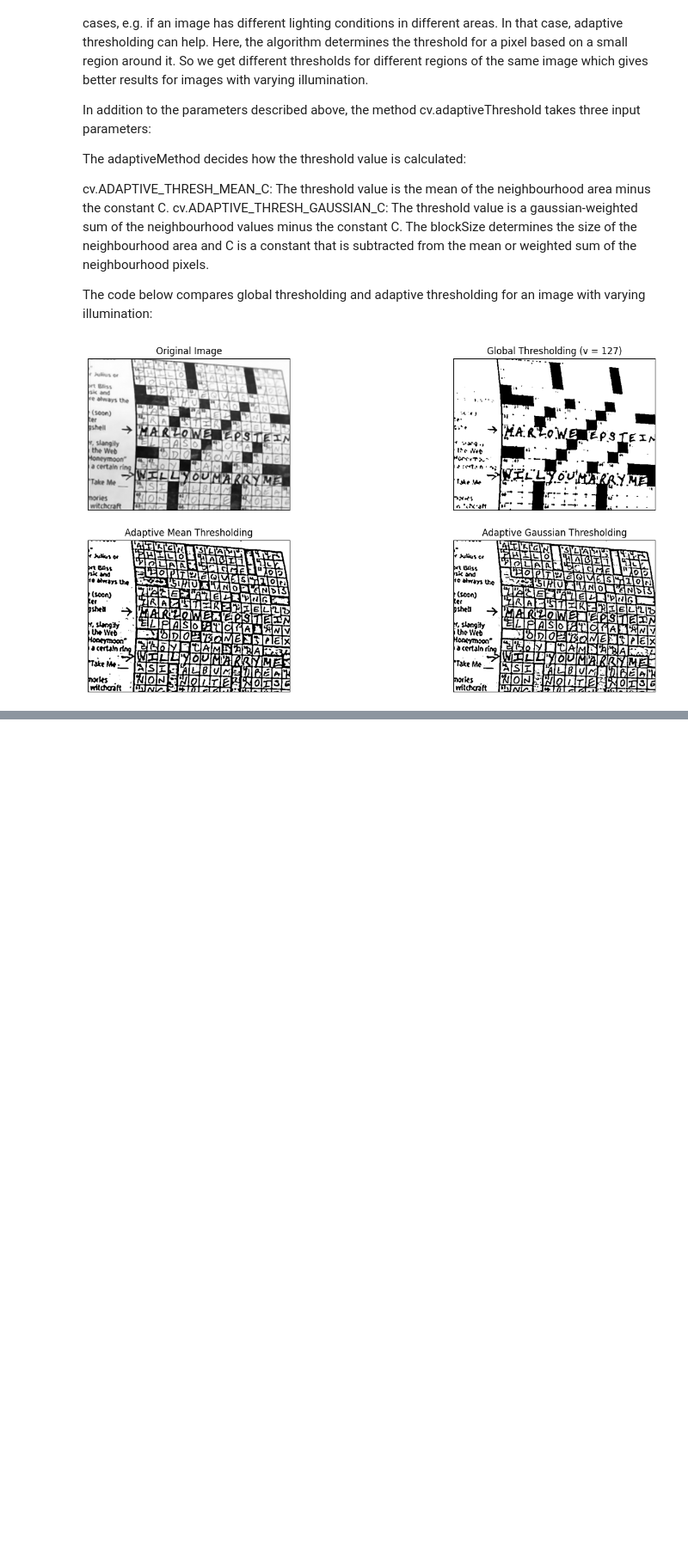
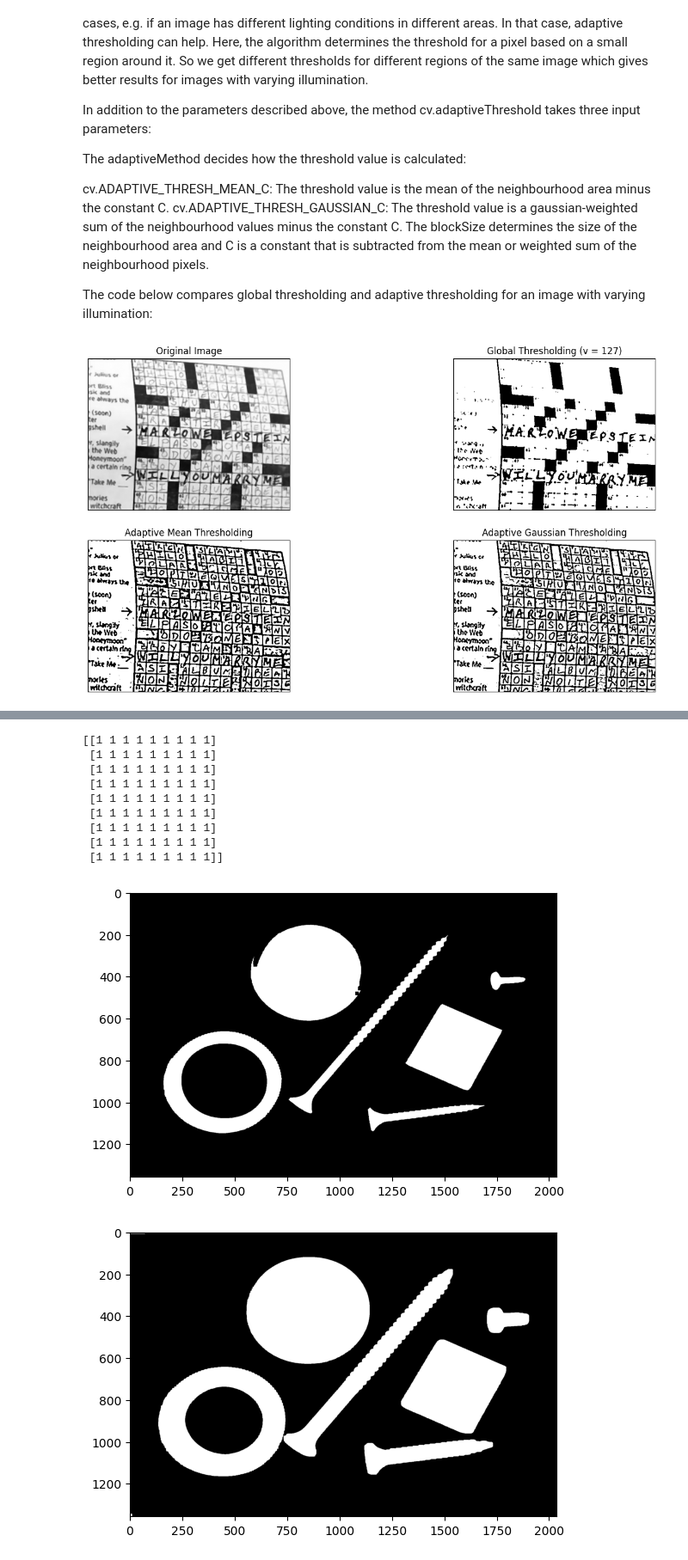
Before and after one commit to goldlego19/ImageProcessingAndComputerVision, a Jupyter notebook: Lecture9-BinaryImages.ipynb, the cells around one changed output, grey strips where cells are left out. Shown at 86% size. Drawn from its saved outputs; the diff is of its cells as text; code cells hidden in the pictures; blank space fills up the shorter version.

```diff
--- a/Lecture9-BinaryImages.ipynb
+++ b/Lecture9-BinaryImages.ipynb
@@ -92,20 +92,43 @@ plt.show()
 # %%
 #OTSU Thresholding
 
 imBGR = cv2.imread('images/objects.png')
 imRGB = cv2.cvtColor(imBGR,cv2.COLOR_BGR2RGB)
 
 imGray = cv2.cvtColor(imRGB,cv2.COLOR_RGB2GRAY)
 # imGray = cv2.equalizeHist(imGray)
 ret,thresh_otsu1 = cv2.threshold(imGray,0,255,cv2.THRESH_BINARY+cv2.THRESH_OTSU)
 ret,thresh_otsu2 = cv2.threshold(imGray,0,255,cv2.THRESH_BINARY_INV+cv2.THRESH_OTSU)
 
 
 plt.imshow(thresh_otsu1,'gray',vmin=0,vmax=255)
 plt.show()
 
 plt.imshow(thresh_otsu2,'gray',vmin=0,vmax=255)
 plt.show()
+
+
+SE=np.ones((9,9),np.uint8)
+print(SE)
+
+erosion=cv2.erode(thresh_otsu2,SE,iterations=2)
+plt.imshow(erosion,'gray',vmin=0,vmax=255)
+plt.show()
+
+dilation=cv2.dilate(thresh_otsu2,SE,iterations=2)
+plt.imshow(dilation,'gray',vmin=0,vmax=255)
+plt.show()
 # %% [output]
 [figure]
 [figure]
+[[1 1 1 1 1 1 1 1 1]
+ [1 1 1 1 1 1 1 1 1]
+ [1 1 1 1 1 1 1 1 1]
+ [1 1 1 1 1 1 1 1 1]
+ [1 1 1 1 1 1 1 1 1]
+ [1 1 1 1 1 1 1 1 1]
+ [1 1 1 1 1 1 1 1 1]
+ [1 1 1 1 1 1 1 1 1]
+ [1 1 1 1 1 1 1 1 1]]
+[figure, added]
+[figure, added]
```
Also changed, not shown: parts of 3 cells of this notebook, 10 other files.
